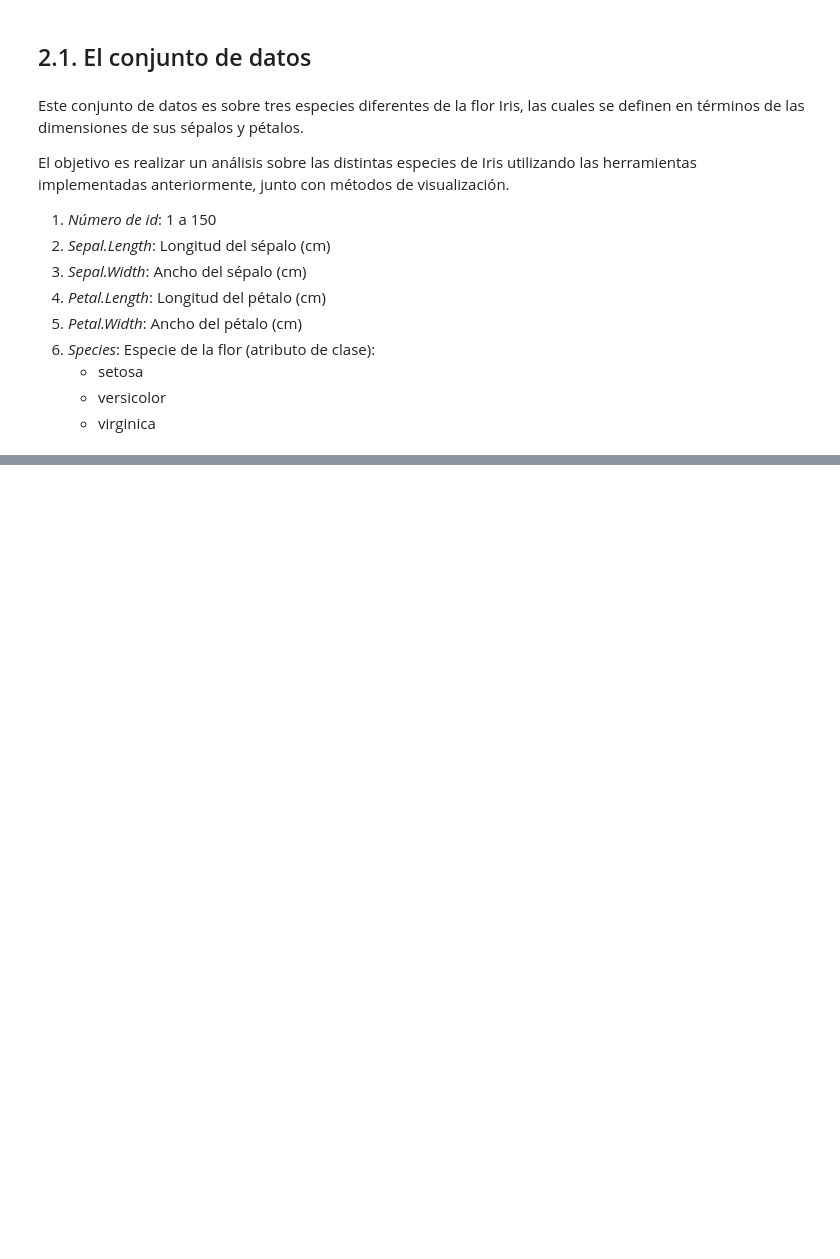
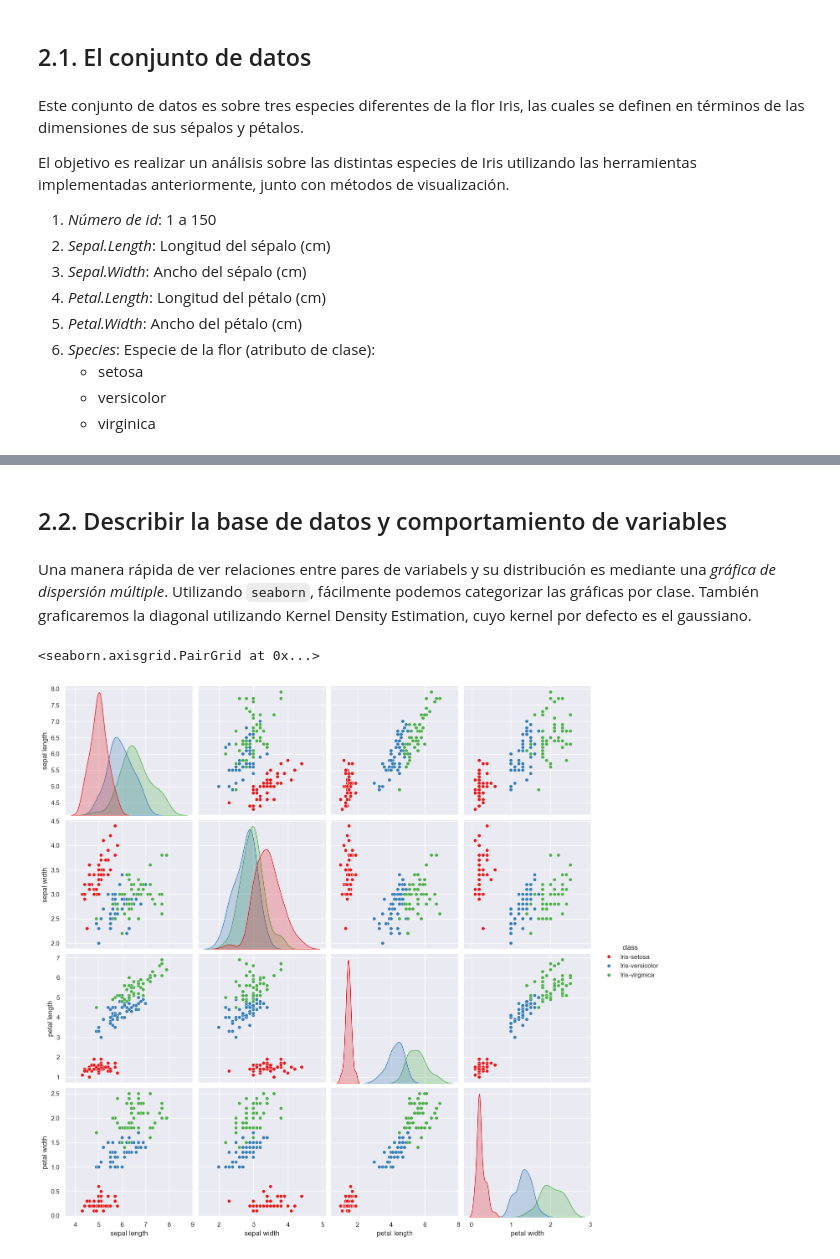
Before and after one commit to Gustavo-HA/MCE-Segundo_Semestre, a Jupyter notebook: Ciencia de Datos/Tareas/Tarea1/Tarea1.ipynb, the cells around one changed output, grey strips where cells are left out. Drawn from its saved outputs; the diff is of its cells as text; code cells hidden in the pictures; blank space fills up the shorter version.

```diff
--- a/Ciencia de Datos/Tareas/Tarea1/Tarea1.ipynb
+++ b/Ciencia de Datos/Tareas/Tarea1/Tarea1.ipynb
@@ -295,0 +289,32 @@ AttributeError: 'NoneType' object has no attribute 'str'
+# %%
+# Se importa directamente mediante la librería de UCI ML.
+
+# fetch dataset
+iris = fetch_ucirepo(id=53)
+
+# data (as pandas dataframes)
+X = pd.DataFrame(iris.data.features)
+y = pd.DataFrame(iris.data.targets)
+
+df = pd.concat([X,y], axis = 1)
+
+
+# Para input en los algoritmos
+X_numpy = X.to_numpy()
+
+# Renombramos las clases con 0, 1 y 2, todo esto para input
+# de la función coeficiente_silueta.
+y["class"] = y["class"].apply(lambda clase: 0
+                              if clase == "Iris-setosa" else 1
+                              if clase == "Iris-versicolor" else 2)
+y_label = list(y["class"].to_numpy())
+# %% [markdown]
+## 2.2. Describir la base de datos y comportamiento de variables
+# %% [markdown]
+Una manera rápida de ver relaciones entre pares de variabels y su distribución es mediante una *gráfica de dispersión múltiple*. Utilizando `seaborn`, fácilmente podemos categorizar las gráficas por clase. También graficaremos la diagonal utilizando Kernel Density Estimation, cuyo kernel por defecto es el gaussiano.
+# %%
+sns.set_theme("notebook")
+sns.pairplot(df, hue="class", palette="Set1", height=3.4, diag_kind="kde")
+# %% [output]
+<seaborn.axisgrid.PairGrid at 0x...>
+[figure, added]
```
Also changed, not shown: parts of 15 cells of this notebook.
